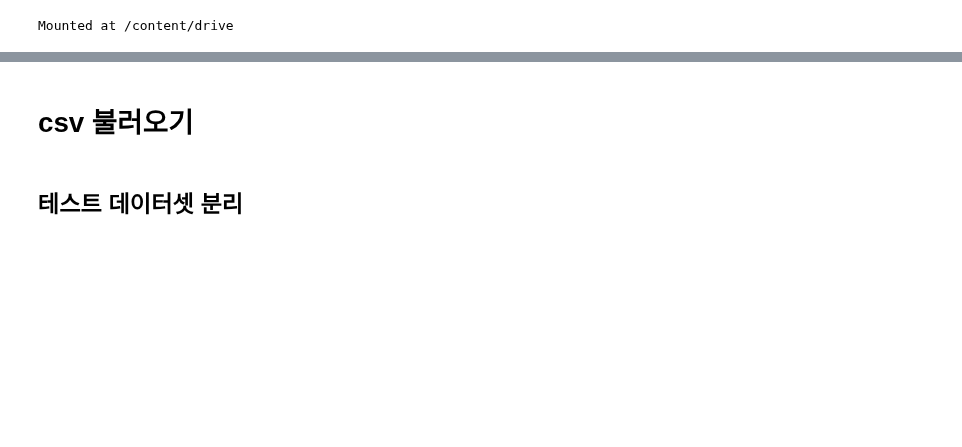
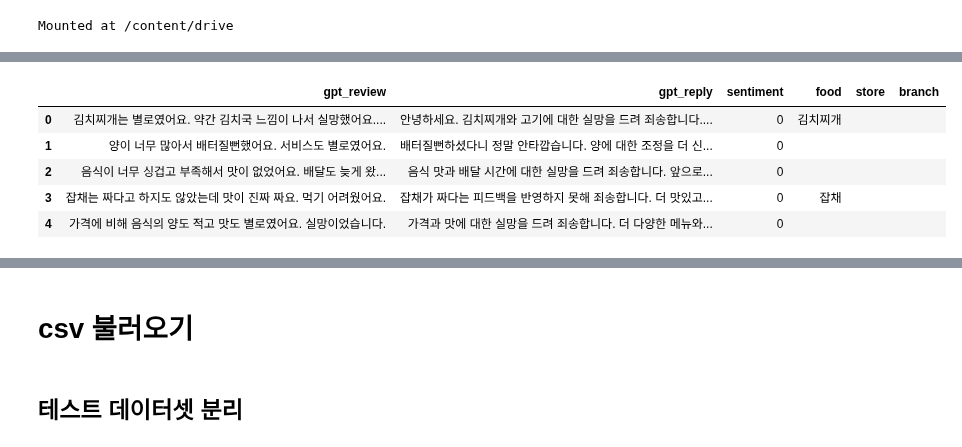
Before and after one commit to swoo-nam/BootCamp_project_final, a Jupyter notebook: 이소현_서비스2_모델링2.ipynb, the cells around one changed output, grey strips where cells are left out. Saved outputs shown, nothing was run; the diff lists cells and outputs as text; code cells hidden in the pictures; blank space fills up the shorter version.

```diff
--- a/이소현_서비스2_모델링2.ipynb
+++ b/이소현_서비스2_모델링2.ipynb
@@ -35,0 +36,12 @@ device
+# %%
+gpt = pd.read_csv(f"{DATA_PATH}gpt_4400.csv")
+gpt['store'] = ''
+gpt['branch'] = ''
+gpt.head()
+# %% [output]
+|  | gpt_review | gpt_reply | sentiment | food | store | branch |
+| 0 | 김치찌개는 별로였어요. 약간 김치국 느낌이 나서 실망했어요.... | 안녕하세요. 김치찌개와 고기에 대한 실망을 드려 죄송합니다.... | 0 | 김치찌개 |  |  |
+| 1 | 양이 너무 많아서 배터질뻔했어요. 서비스도 별로였어요. | 배터질뻔하셨다니 정말 안타깝습니다. 양에 대한 조정을 더 신... | 0 |  |  |  |
+| 2 | 음식이 너무 싱겁고 부족해서 맛이 없었어요. 배달도 늦게 왔... | 음식 맛과 배달 시간에 대한 실망을 드려 죄송합니다. 앞으로... | 0 |  |  |  |
+| 3 | 잡채는 짜다고 하지도 않았는데 맛이 진짜 짜요. 먹기 어려웠어요. | 잡채가 짜다는 피드백을 반영하지 못해 죄송합니다. 더 맛있고... | 0 | 잡채 |  |  |
+| 4 | 가격에 비해 음식의 양도 적고 맛도 별로였어요. 실망이었습니다. | 가격과 맛에 대한 실망을 드려 죄송합니다. 더 다양한 메뉴와... | 0 |  |  |  |
```
Also changed, not shown: parts of 30 cells of this notebook.
